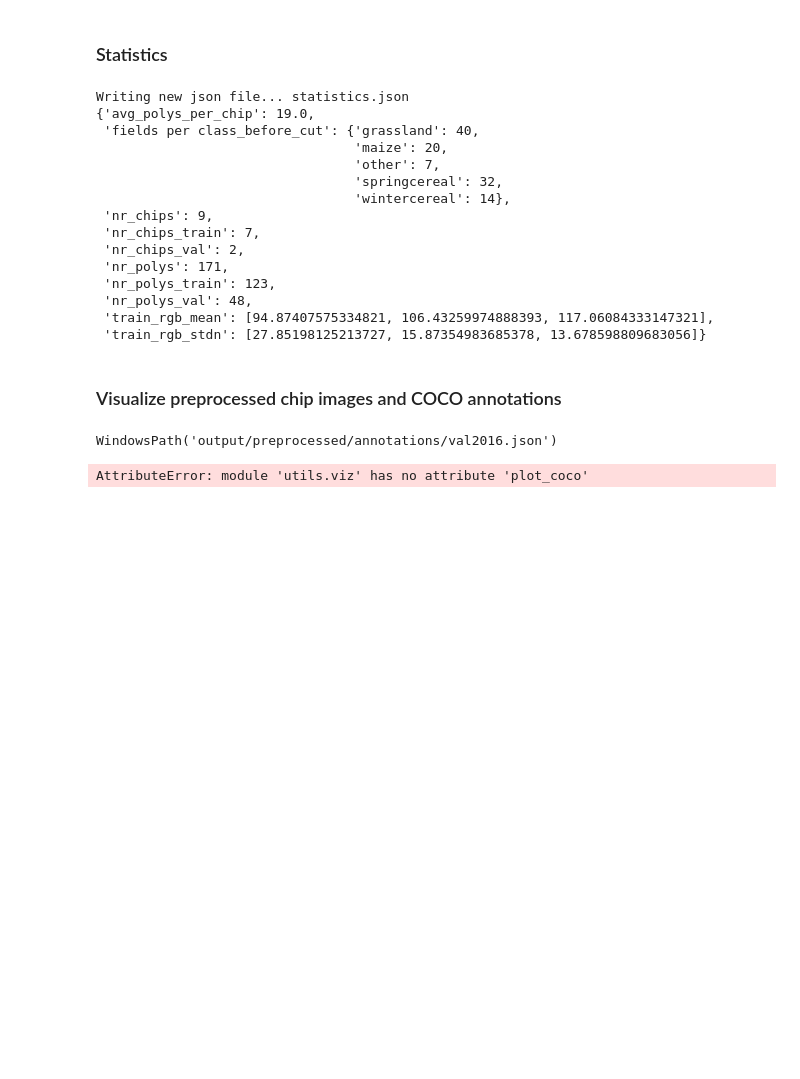
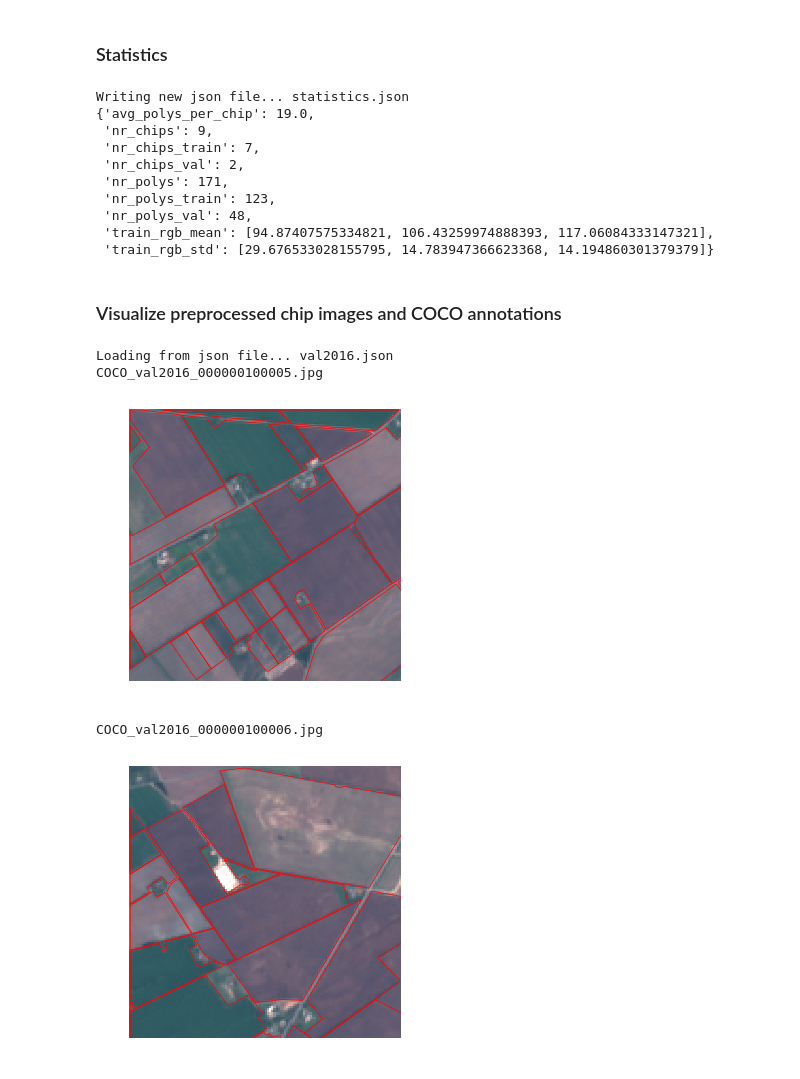
Before and after one commit to chrieke/InstanceSegmentation_Sentinel2, a Jupyter notebook: preprocessing.ipynb, the cells around one changed output. Saved outputs shown, nothing was run; the diff lists cells and outputs as text; code cells hidden in the pictures; blank space fills up the shorter version.

Commit message:
utils overhaul

```diff
--- a/preprocessing.ipynb
+++ b/preprocessing.ipynb
@@ -98,7 +98,7 @@ chip_width, chip_height = 128, 128
 # %%
 # Cut to chip geometries
 all_chip_dfs = load_or_new_save(path=out / 'all_chip_dfs.pkl',
-                                default_data=utils.img.cut_chip_geometries,
+                                default_data=utils.geo.cut_chip_geometries,
                                 callable_args={'vector_df': df,
                                                'raster_width': raster_meta['width'],
                                                'raster_height': raster_meta['height'],
@@ -119,7 +119,7 @@ if outpath_train.exists() and outpath_val.exists():
     coco_train = load_saved(outpath_train, file_format='json')
     coco_val = load_saved(outpath_val, file_format='json')
 else:
-    train_chip_dfs, val_chip_dfs = utils.coco.train_test_split_coco(all_chip_dfs)
+    train_chip_dfs, val_chip_dfs = utils.coco.train_test_split(all_chip_dfs, test_size=0.2)
 
     coco_train = utils.coco.format_coco(train_chip_dfs, chip_width, chip_height)
     new_save(outpath_train, coco_train, file_format='json')
@@ -160,9 +160,8 @@ def gather_statistics():
         'nr_polys_train': sum([len(df['chip_df']) for df in train_chip_dfs.values()]),
         'nr_polys_val': sum([len(df['chip_df']) for df in val_chip_dfs.values()]),
         'avg_polys_per_chip': sum([len(df['chip_df']) for df in all_chip_dfs.values()]) / len(all_chip_dfs.keys()),
-        'train_rgb_mean': list(np.asarray([df['mean'] for df in [chips_stats[key] for key in train_split]]).mean(axis=0)),
-        'train_rgb_stdn': list(np.asarray([df['std'] for df in [chips_stats[key] for key in val_split]]).mean(axis=0)),
-        'fields per class_before_cut': df.groupby(['rcl_lc_name']).fid.aggregate(len).sort_values(ascending=False).to_dict(),
+        'train_rgb_mean': list(np.asarray([df['mean'] for df in [all_chip_stats[key] for key in train_chip_dfs.keys()]]).mean(axis=0)),
+        'train_rgb_std': list(np.asarray([df['std'] for df in [all_chip_stats[key] for key in train_chip_dfs.keys()]]).mean(axis=0)),
     }
 
 statistics = load_or_new_save(path=out / 'statistics.json',
@@ -172,11 +171,6 @@ pprint.pprint(statistics)
 # %% [output]
 Writing new json file... statistics.json
 {'avg_polys_per_chip': 19.0,
- 'fields per class_before_cut': {'grassland': 40,
-                                 'maize': 20,
-                                 'other': 7,
-                                 'springcereal': 32,
-                                 'wintercereal': 14},
  'nr_chips': 9,
  'nr_chips_train': 7,
  'nr_chips_val': 2,
@@ -184,10 +178,6 @@ Writing new json file... statistics.json
  'nr_polys_train': 123,
  'nr_polys_val': 48,
  'train_rgb_mean': [94.87407575334821, 106.43259974888393, 117.06084333147321],
- 'train_rgb_stdn': [27.85198125213727, 15.87354983685378, 13.678598809683056]}
+ 'train_rgb_std': [29.676533028155795, 14.783947366623368, 14.194860301379379]}
 # %% [markdown]
 ### Visualize preprocessed chip images and COCO annotations
-# %%
-in_json
-# %% [output]
-WindowsPath('output/preprocessed/annotations/val2016.json')
@@ -197,4 +184,8 @@ in_folder = r"output\preprocessed\image_chips\val2016"
-# %%
-utils.viz.plot_coco(r'output/preprocessed/annotations/val2016.json', r'output\preprocessed\image_chips\val2016')
-# %% [output]
-AttributeError: module 'utils.viz' has no attribute 'plot_coco'
+# %%
+utils.coco.plot_coco(in_json=outpath_val, chip_img_folder=out / r'image_chips\val2016')
+# %% [output]
+Loading from json file... val2016.json
+COCO_val2016_000000100005.jpg
+[figure, added]
+COCO_val2016_000000100006.jpg
+[figure, added]
```
Also changed, not shown: parts of 2 cells of this notebook, 5 other files.
